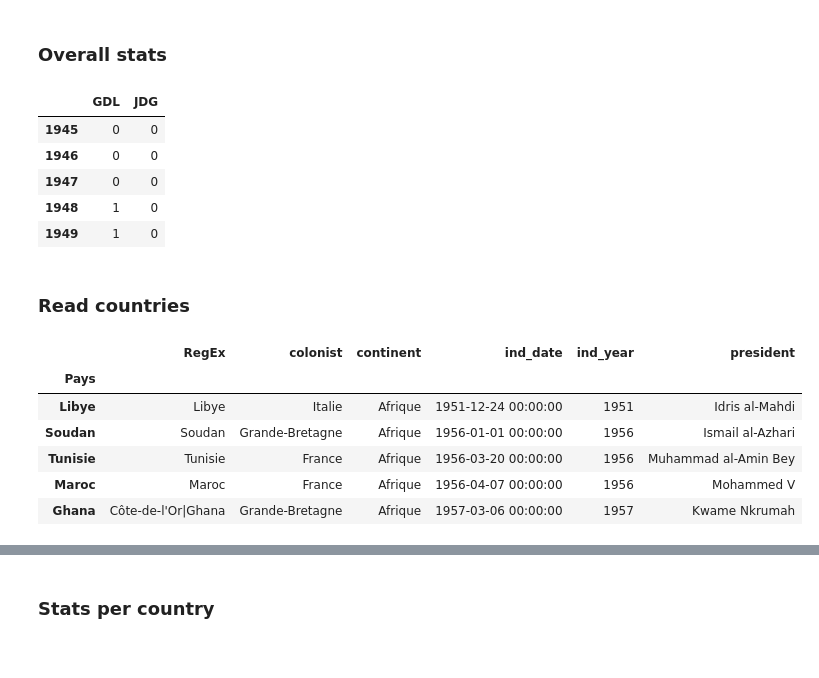
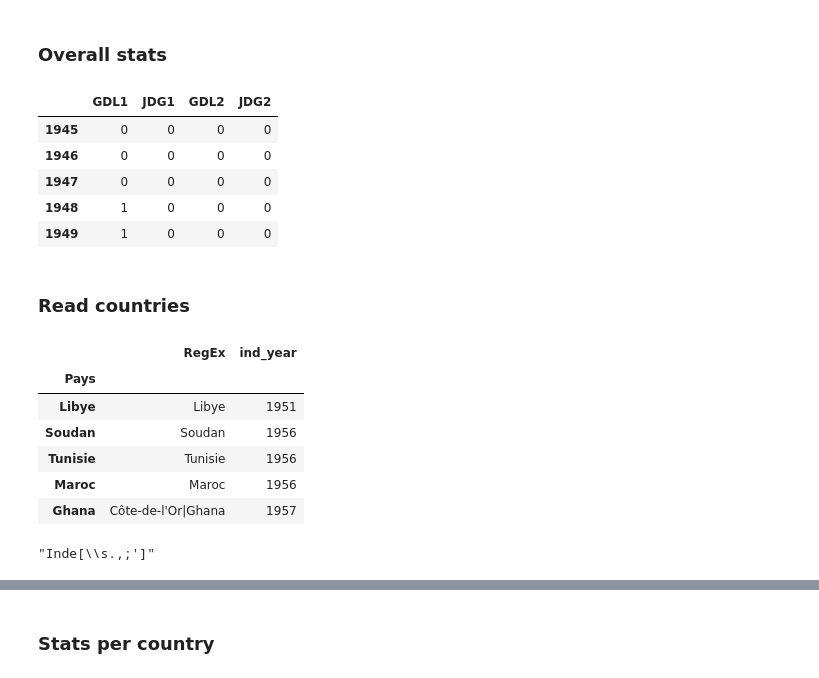
Before and after one commit to cipri-tom/decolonisations, a Jupyter notebook: metrics.ipynb, the cells around one changed output, grey strips where cells are left out. Cells and saved outputs as stored; diff of their text form; code cells hidden in the pictures.

```diff
--- a/metrics.ipynb
+++ b/metrics.ipynb
@@ -40,37 +44,45 @@ tokenizer.split(lines[0][useful_range])
 # %% [markdown]
 ### Overall stats
 # %%
-yearly_articles = pd.DataFrame(0, index=np.arange(1945, 1996), columns=['GDL', 'JDG'], dtype=np.uint16)
-for ti in range(len(lines) // 3):
-    head = lines[3 * ti + 0]
-    text = lines[3 * ti + 1]
-    sep = lines[3 * ti + 2]
+yearly_articles = pd.DataFrame(0, index=np.arange(1945, 1996), columns=['GDL1', 'JDG1', 'GDL2', 'JDG2'], dtype=np.uint16)
+for corpus in range(1,3):
+    for ti in range(len(lines[corpus]) // 3):
+        head = lines[corpus][3 * ti + 0]
+        text = lines[corpus][3 * ti + 1]
+        sep  = lines[corpus][3 * ti + 2]
 
-    fields = tokenizer.split(head[useful_range])
-    yearly_articles[fields[5]][int(fields[2])] += 1
+        fields = tokenizer.split(head[useful_range])
+        yearly_articles[fields[5]+str(corpus)][int(fields[2])] += 1
 yearly_articles.head()
 # %% [output]
-|  | GDL | JDG |
-| 1945 | 0 | 0 |
-| 1946 | 0 | 0 |
-| 1947 | 0 | 0 |
-| 1948 | 1 | 0 |
-| 1949 | 1 | 0 |
+|  | GDL1 | JDG1 | GDL2 | JDG2 |
+| 1945 | 0 | 0 | 0 | 0 |
+| 1946 | 0 | 0 | 0 | 0 |
+| 1947 | 0 | 0 | 0 | 0 |
+| 1948 | 1 | 0 | 0 | 0 |
+| 1949 | 1 | 0 | 0 | 0 |
 # %% [markdown]
 ### Read countries
 # %%
 countries = pd.read_excel(
     './Liste mots cles.xlsx',
     sheetname='Pays_2',
     index_col='name',
-    convert_float=True).fillna('')
+convert_float=True).fillna('')
 countries.index.name = 'Pays'
+
+# for now, drop the irrelevant columns
+countries = countries[['RegEx', 'ind_year']]
 countries.head()
 # %% [output]
-|  | RegEx | colonist | continent | ind_date | ind_year | president |
-| Pays |  |  |  |  |  |  |
-| Libye | Libye | Italie | Afrique | 1951-12-24 00:00:00 | 1951 | Idris al-Mahdi |
-| Soudan | Soudan | Grande-Bretagne | Afrique | 1956-01-01 00:00:00 | 1956 | Ismail al-Azhari |
-| Tunisie | Tunisie | France | Afrique | 1956-03-20 00:00:00 | 1956 | Muhammad al-Amin Bey |
-| Maroc | Maroc | France | Afrique | 1956-04-07 00:00:00 | 1956 | Mohammed V |
-| Ghana | Côte-de-l'Or|Ghana | Grande-Bretagne | Afrique | 1957-03-06 00:00:00 | 1957 | Kwame Nkrumah |
+|  | RegEx | ind_year |
+| Pays |  |  |
+| Libye | Libye | 1951 |
+| Soudan | Soudan | 1956 |
+| Tunisie | Tunisie | 1956 |
+| Maroc | Maroc | 1956 |
+| Ghana | Côte-de-l'Or|Ghana | 1957 |
+# %%
+countries.loc['Inde'].RegEx
+# %% [output]
+"Inde[\\s.,;']"
```
Also changed, not shown: parts of 19 cells of this notebook, 1 other file.
